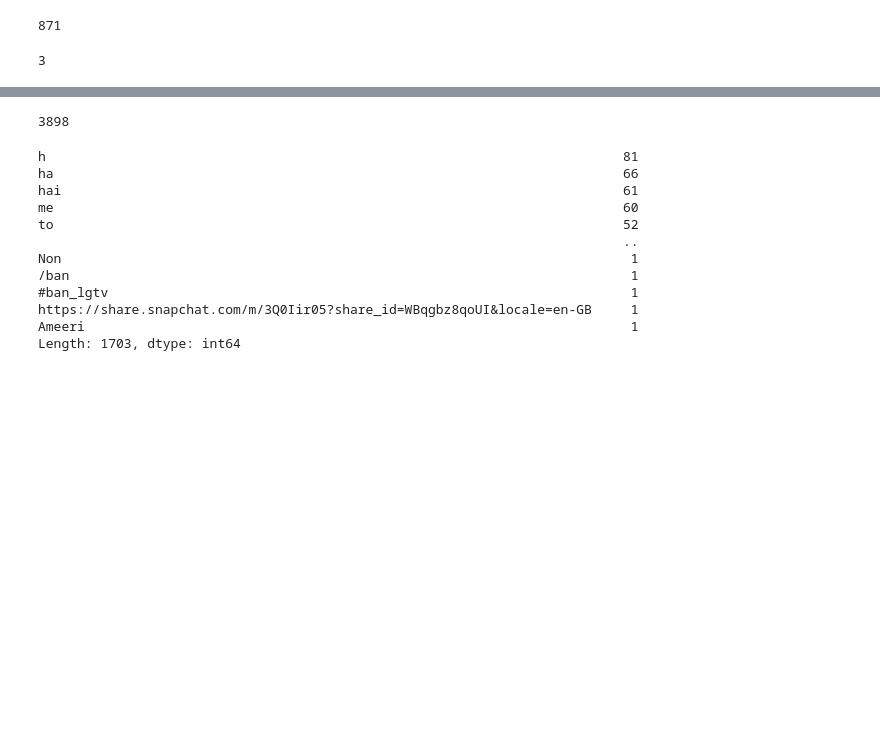
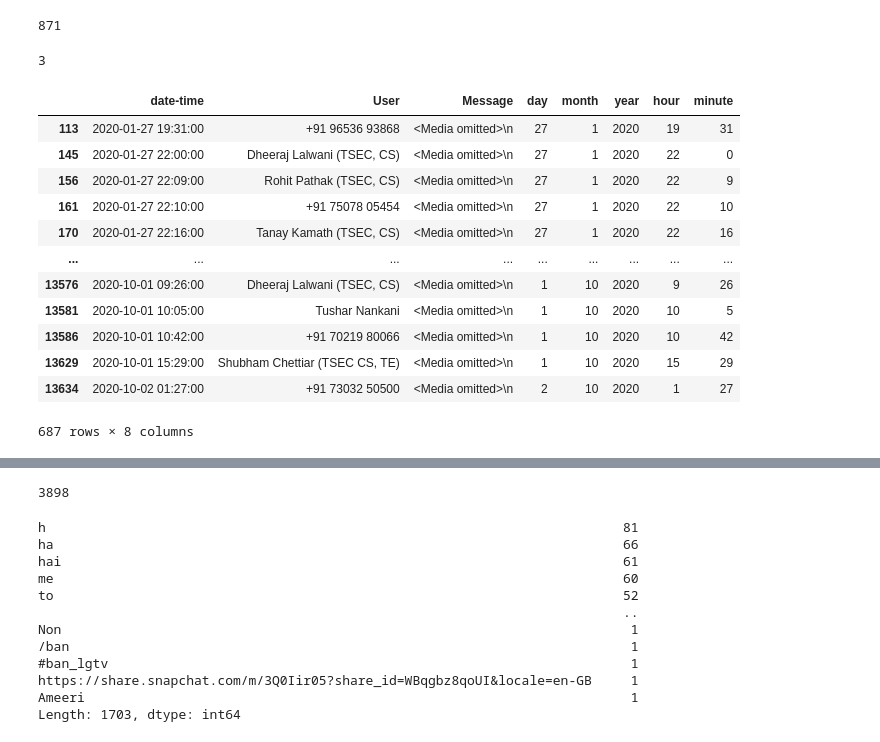
Before and after one commit to ankitrajput77/WhatsApp-Analyzer, a Jupyter notebook: notebooks/preprocessor.ipynb, the cells around one changed output, grey strips where cells are left out. Drawn from its saved outputs; the diff is of its cells as text; code cells hidden in the pictures; blank space fills up the shorter version.

```diff
--- a/notebooks/preprocessor.ipynb
+++ b/notebooks/preprocessor.ipynb
@@ -157,3 +155,19 @@ emoji = word[13]
+# %%
+df[df['Message'] == '<Media omitted>\n']
+# %% [output]
+|  | date-time | User | Message | day | month | year | hour | minute |
+| 113 | 2020-01-27 19:31:00 | +91 96536 93868 | <Media omitted>\n | 27 | 1 | 2020 | 19 | 31 |
+| 145 | 2020-01-27 22:00:00 | Dheeraj Lalwani (TSEC, CS) | <Media omitted>\n | 27 | 1 | 2020 | 22 | 0 |
+| 156 | 2020-01-27 22:09:00 | Rohit Pathak (TSEC, CS) | <Media omitted>\n | 27 | 1 | 2020 | 22 | 9 |
+| 161 | 2020-01-27 22:10:00 | +91 75078 05454 | <Media omitted>\n | 27 | 1 | 2020 | 22 | 10 |
+| 170 | 2020-01-27 22:16:00 | Tanay Kamath (TSEC, CS) | <Media omitted>\n | 27 | 1 | 2020 | 22 | 16 |
+| ... | ... | ... | ... | ... | ... | ... | ... | ... |
+| 13576 | 2020-10-01 09:26:00 | Dheeraj Lalwani (TSEC, CS) | <Media omitted>\n | 1 | 10 | 2020 | 9 | 26 |
+| 13581 | 2020-10-01 10:05:00 | Tushar Nankani | <Media omitted>\n | 1 | 10 | 2020 | 10 | 5 |
+| 13586 | 2020-10-01 10:42:00 | +91 70219 80066 | <Media omitted>\n | 1 | 10 | 2020 | 10 | 42 |
+| 13629 | 2020-10-01 15:29:00 | Shubham Chettiar (TSEC CS, TE) | <Media omitted>\n | 1 | 10 | 2020 | 15 | 29 |
+| 13634 | 2020-10-02 01:27:00 | +91 73032 50500 | <Media omitted>\n | 2 | 10 | 2020 | 1 | 27 |
+687 rows × 8 columns
 # %%
 emoji
 # %% [output]
```
Also changed, not shown: parts of 15 cells of this notebook, 10 other files.
